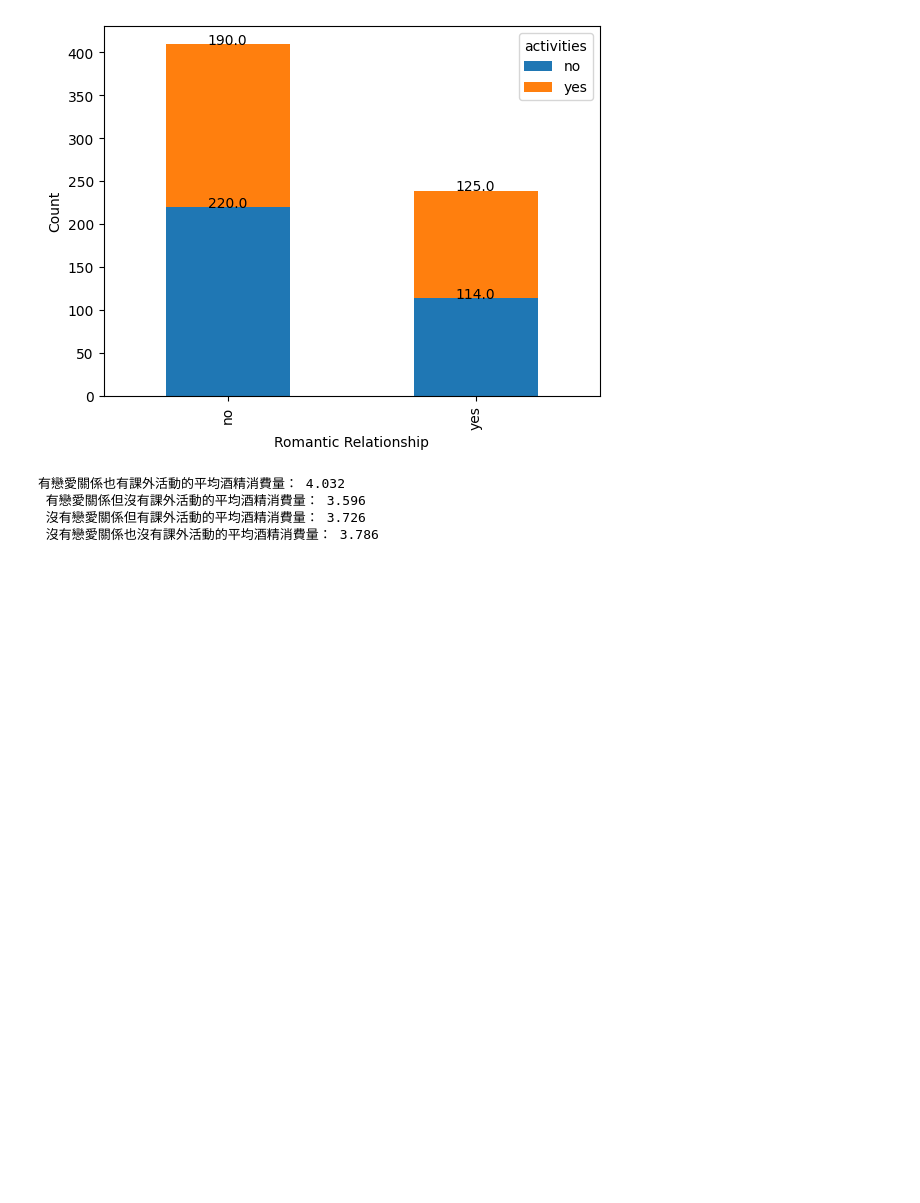
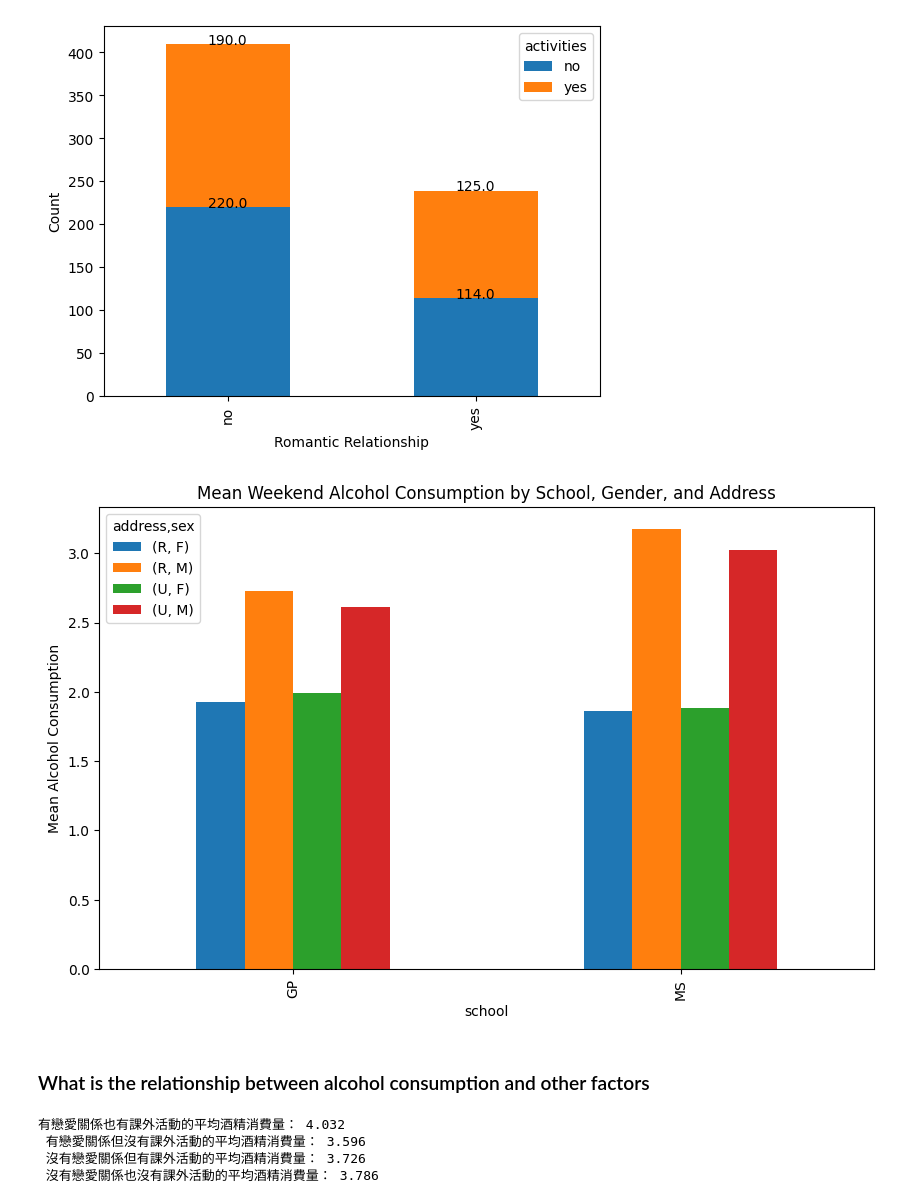
Before and after one commit to guozhuyin/112NetworkLearningTechnology, a Jupyter notebook: EducationalDataMiningUsingPython/MidtermProject231101.ipynb, the cells around one changed output. Drawn from its saved outputs; the diff is of its cells as text; code cells hidden in the pictures; blank space fills up the shorter version.

```diff
--- a/EducationalDataMiningUsingPython/MidtermProject231101.ipynb
+++ b/EducationalDataMiningUsingPython/MidtermProject231101.ipynb
@@ -150,6 +157,16 @@ romantic
 no          220  190
 yes         114  125
 [figure]
+# %%
+alcohol3 = df.groupby(['school', 'sex', 'address'])['Walc'].mean().unstack().unstack()
+alcohol3.plot(kind='bar', figsize=(10,6), title='Mean Weekend Alcohol Consumption by School, Gender, and Address')
+plt.ylabel('Mean Alcohol Consumption')
+plt.show()
+#PE
+# %% [output]
+[figure, added]
+# %% [markdown]
+### What is the relationship between alcohol consumption and other factors
 # %%
 romantic_and_activities = df[(df["romantic"] == "yes") & (df["activities"] == "yes")]
 romantic_and_no_activities = df[(df["romantic"] == "yes") & (df["activities"] == "no")]
```
Also changed, not shown: parts of 6 cells of this notebook.
